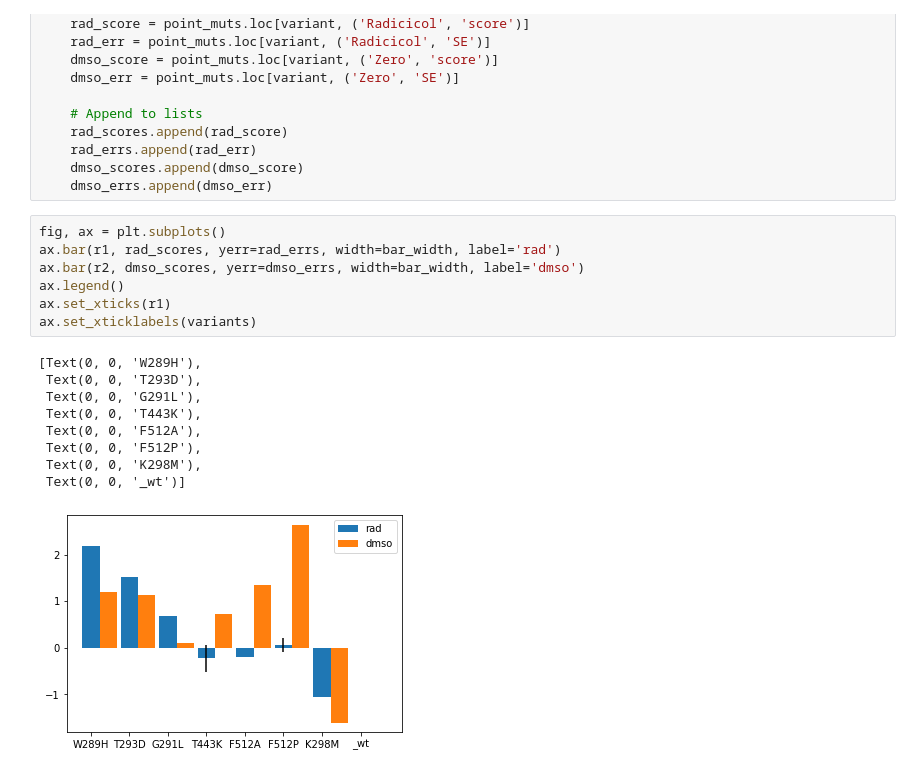
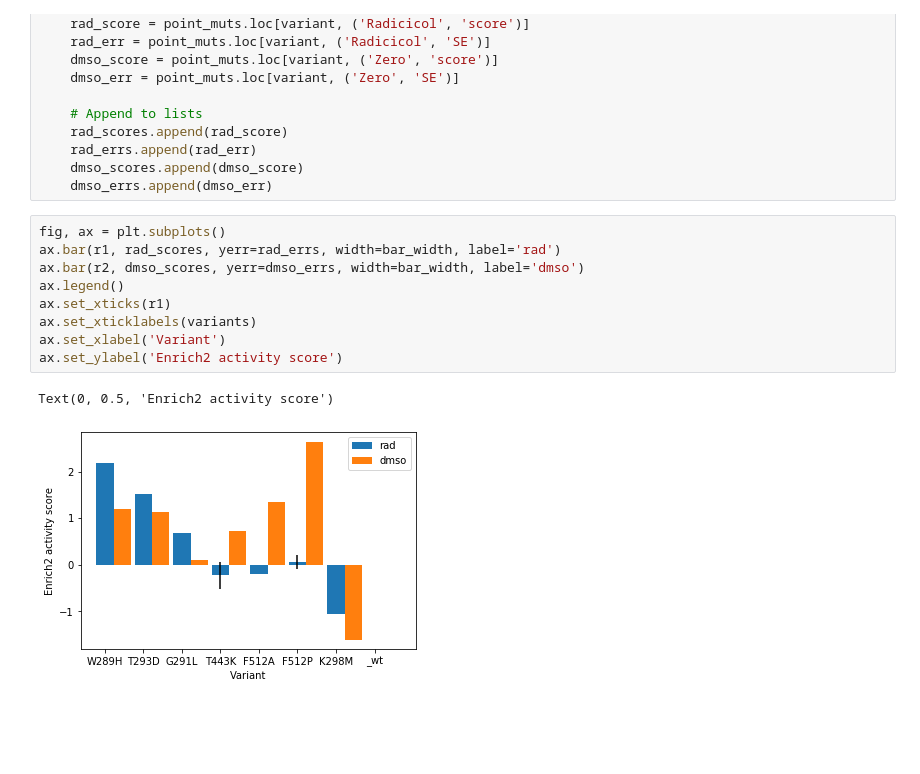
Before and after one commit to nguyenvanessa/src, a Jupyter notebook: nguyenva/testing/read_validation_data.ipynb, the cells around one changed output. Cells and saved outputs as stored; diff of their text form; blank space fills up the shorter version.

```diff
--- a/nguyenva/testing/read_validation_data.ipynb
+++ b/nguyenva/testing/read_validation_data.ipynb
@@ -251,17 +251,12 @@ for variant in variants:
 # %%
 fig, ax = plt.subplots()
 ax.bar(r1, rad_scores, yerr=rad_errs, width=bar_width, label='rad')
 ax.bar(r2, dmso_scores, yerr=dmso_errs, width=bar_width, label='dmso')
 ax.legend()
 ax.set_xticks(r1)
 ax.set_xticklabels(variants)
+ax.set_xlabel('Variant')
+ax.set_ylabel('Enrich2 activity score')
 # %% [output]
-[Text(0, 0, 'W289H'),
- Text(0, 0, 'T293D'),
- Text(0, 0, 'G291L'),
- Text(0, 0, 'T443K'),
- Text(0, 0, 'F512A'),
- Text(0, 0, 'F512P'),
- Text(0, 0, 'K298M'),
- Text(0, 0, '_wt')]
+Text(0, 0.5, 'Enrich2 activity score')
-[figure, old version]
+[figure, new version]
```
Also changed, not shown: parts of 20 cells of this notebook, 23 other files.
